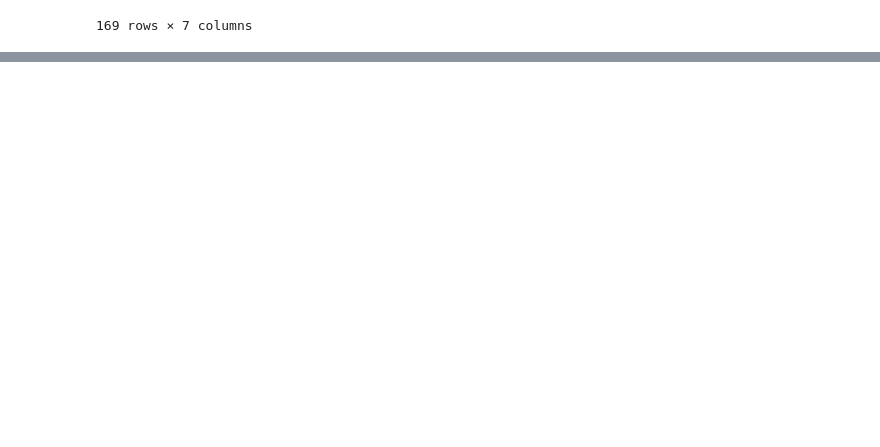
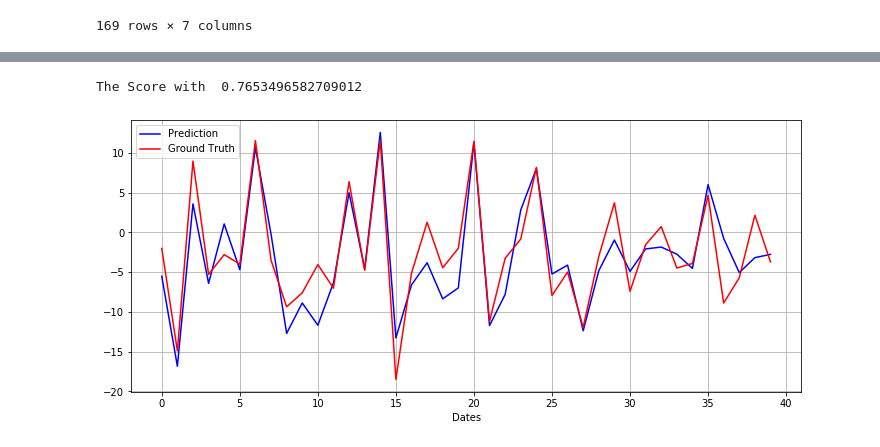
Before and after one commit to sj-ucsd/ece143_stock_sentiment_analysis, a Jupyter notebook: Project.ipynb, the cells around one changed output, grey strips where cells are left out. Saved outputs shown, nothing was run; the diff lists cells and outputs as text; code cells hidden in the pictures; blank space fills up the shorter version.

```diff
--- a/Project.ipynb
+++ b/Project.ipynb
@@ -326,0 +417,5 @@ df
+# %%
+y_pred=reg.predict(X_testscaled)
+print("The Score with ", (r2_score(y_pred, y_test)))
+# %% [output]
+The Score with  0.7653496582709012
@@ -326,0 +424,20 @@ df
+# %%
+y_pred = pd.DataFrame(y_pred)
+# %%
+out = pd.concat([y_test.reset_index(drop=True),y_pred.reset_index(drop=True)], axis=1)
+# %%
+out = out.rename(columns={0:"Prediction", "Short Term Change":"Ground Truth"})
+# %%
+plt.figure(figsize=(12,5))
+plt.xlabel('Dates')
+
+ax1 = out["Prediction"].plot(color='blue', grid=True)
+ax2 = out["Ground Truth"].plot(color='red', grid=True)
+
+h1, l1 = ax1.get_legend_handles_labels()
+h2, l2 = ax2.get_legend_handles_labels()
+
+plt.legend(h1, l1, loc=2)
+plt.show()
+# %% [output]
+[figure, added]
```
Also changed, not shown: parts of 27 cells of this notebook.
